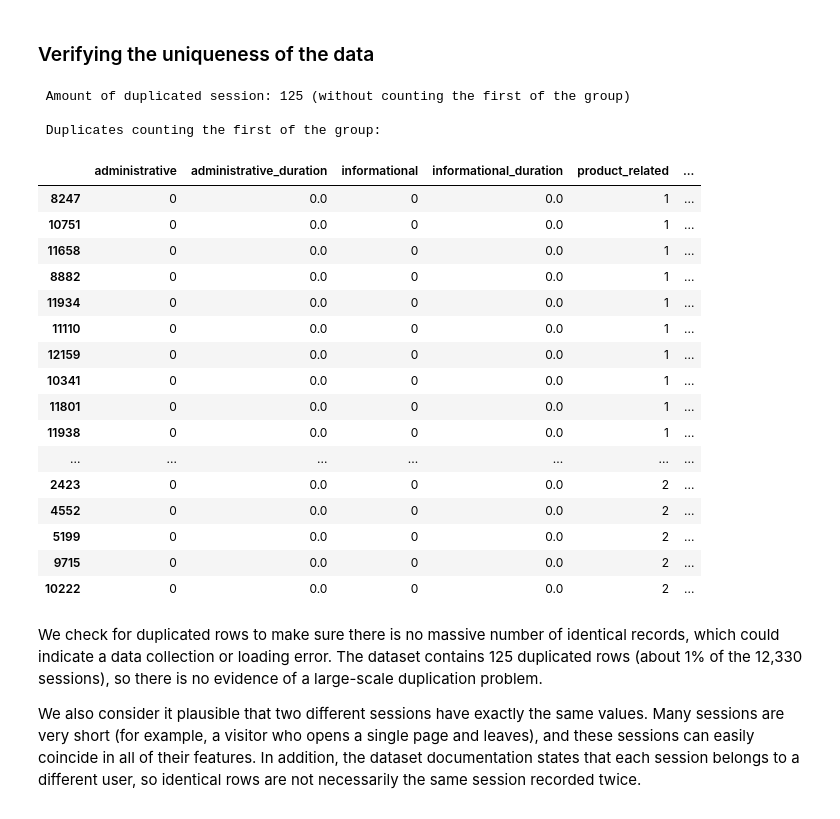
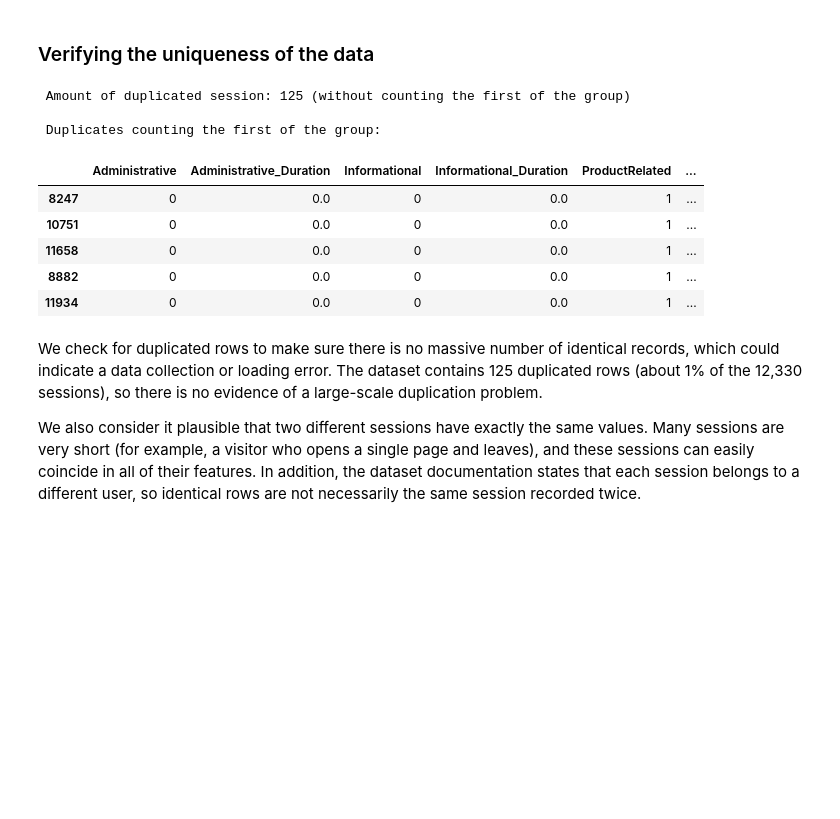
Before and after one commit to tginting-star/RLML_ecommerce_project, a Jupyter notebook: Project/Project code.ipynb, the cells around one changed output. Saved outputs shown, nothing was run; the diff lists cells and outputs as text; code cells hidden in the pictures; blank space fills up the shorter version.

```diff
--- a/Project/Project code.ipynb
+++ b/Project/Project code.ipynb
@@ -238,30 +207,19 @@ shoppers_intention_df.head()
 # %%
 print(f" Amount of duplicated session: {shoppers_intention_df.duplicated().sum()} (without counting the first of the group)")
 
 dupplicated_sessions = shoppers_intention_df[shoppers_intention_df.duplicated(keep=False)]
 print("\n Duplicates counting the first of the group:")
-dupplicated_sessions.sort_values(list(shoppers_intention_df.columns))
+dupplicated_sessions.sort_values(list(shoppers_intention_df.columns)).head()
 # %% [output]
  Amount of duplicated session: 125 (without counting the first of the group)
 
  Duplicates counting the first of the group:
-|  | administrative | administrative_duration | informational | informational_duration | product_related | ... |
+|  | Administrative | Administrative_Duration | Informational | Informational_Duration | ProductRelated | ... |
 | 8247 | 0 | 0.0 | 0 | 0.0 | 1 | ... |
 | 10751 | 0 | 0.0 | 0 | 0.0 | 1 | ... |
 | 11658 | 0 | 0.0 | 0 | 0.0 | 1 | ... |
 | 8882 | 0 | 0.0 | 0 | 0.0 | 1 | ... |
 | 11934 | 0 | 0.0 | 0 | 0.0 | 1 | ... |
-| 11110 | 0 | 0.0 | 0 | 0.0 | 1 | ... |
-| 12159 | 0 | 0.0 | 0 | 0.0 | 1 | ... |
-| 10341 | 0 | 0.0 | 0 | 0.0 | 1 | ... |
-| 11801 | 0 | 0.0 | 0 | 0.0 | 1 | ... |
-| 11938 | 0 | 0.0 | 0 | 0.0 | 1 | ... |
-| ... | ... | ... | ... | ... | ... | ... |
-| 2423 | 0 | 0.0 | 0 | 0.0 | 2 | ... |
-| 4552 | 0 | 0.0 | 0 | 0.0 | 2 | ... |
-| 5199 | 0 | 0.0 | 0 | 0.0 | 2 | ... |
-| 9715 | 0 | 0.0 | 0 | 0.0 | 2 | ... |
-| 10222 | 0 | 0.0 | 0 | 0.0 | 2 | ... |
 # %% [markdown]
 We check for duplicated rows to make sure there is no massive number of identical records, which could indicate a data collection or loading error. The dataset contains 125 duplicated rows (about 1% of the 12,330 sessions), so there is no evidence of a large-scale duplication problem.
 
```
Also changed, not shown: parts of 48 cells of this notebook.
